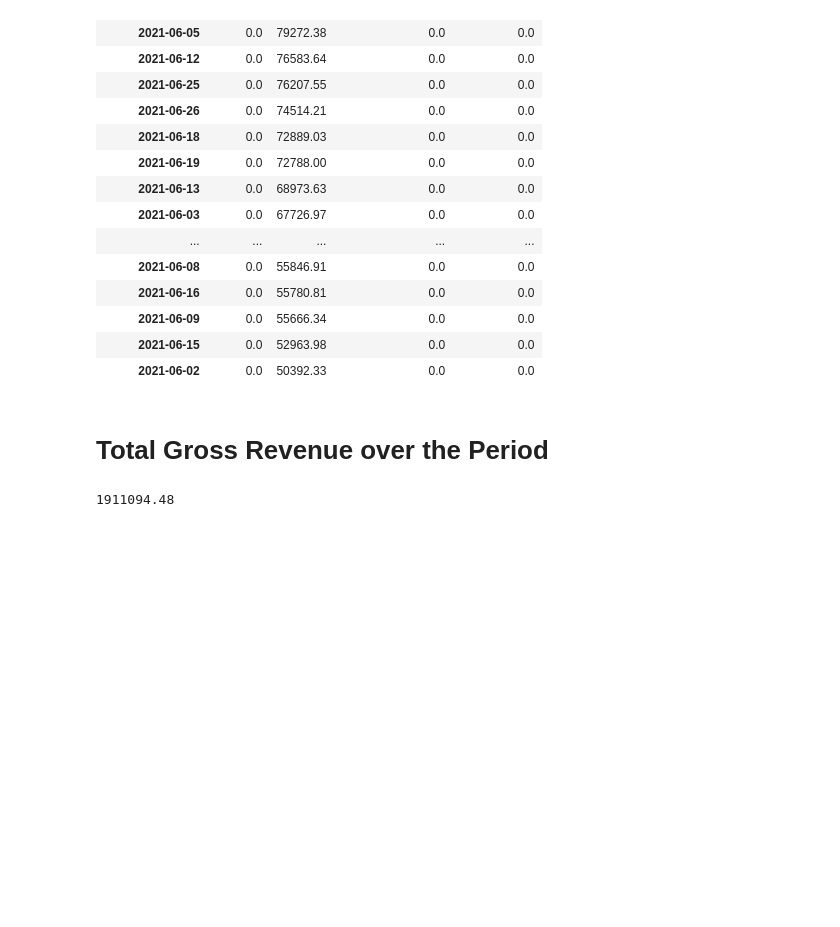
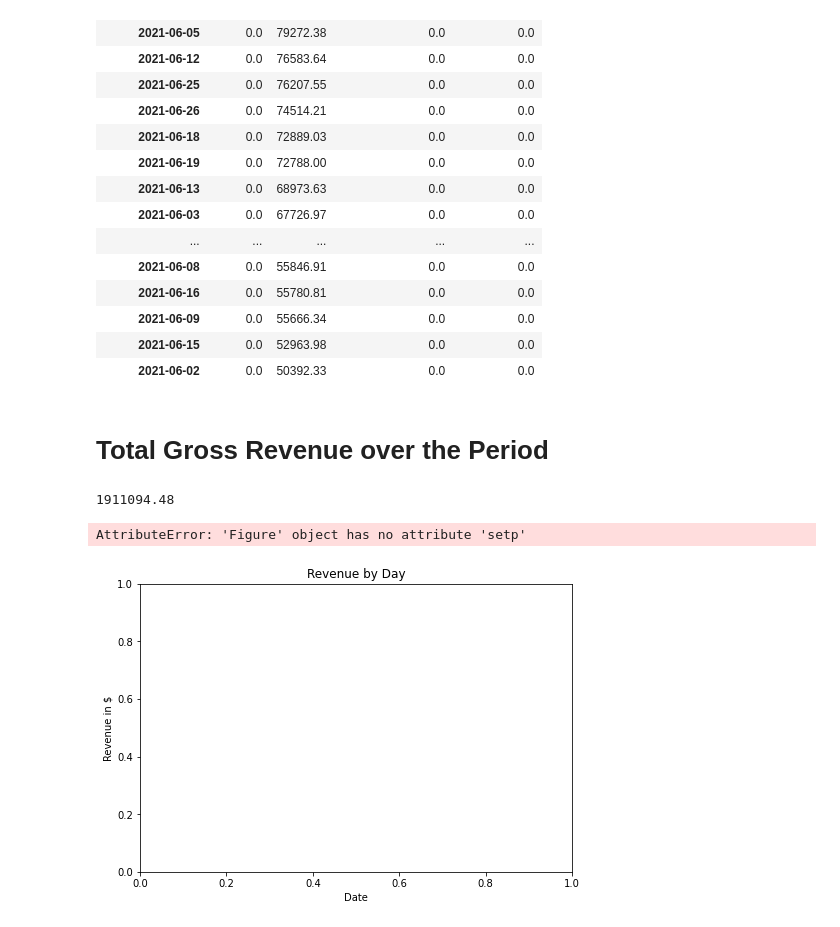
Before and after one commit to thomashedgepath/sales-data-workbook, a Jupyter notebook: workbook.ipynb, the cells around one changed output. Drawn from its saved outputs; the diff is of its cells as text; code cells hidden in the pictures; blank space fills up the shorter version.

Commit message:
added daily bar chart

```diff
--- a/workbook.ipynb
+++ b/workbook.ipynb
@@ -106,6 +107,7 @@ sales_df = df[df['Account Name'] == 'Cash']
 
 
 #Sum by day and sort descending
+sales_by_day = sales_df.groupby(pd.Grouper(freq='D')).sum().sort_values("Transaction Date", ascending=False)
 sales_df.groupby(pd.Grouper(freq='D')).sum().sort_values("Amount", ascending=False)
 # %% [output]
 |  | Quantity | Amount | Cashier Full Name | Unnamed: 32 |
@@ -132,3 +134,19 @@ sales_df.groupby(pd.Grouper(freq='D')).sum().sort_values("Amount", ascending=Fal
 sales_df['Amount'].sum()
 # %% [output]
 1911094.48
+# %%
+fig = plt.figure()
+ax = fig.add_axes([0,0,1,1])
+width = .90
+ax.set_title('Revenue by Day')
+ax.set_ylabel('Revenue in $')
+ax.set_xlabel('Date')
+plt.setp(ax.get_xticklabels(), rotation=30, horizontalalignment='right')
+
+days = sales_by_day.index
+total_sales = sales_by_day["Amount"]
+
+ax.bar(days, total_sales, width)
+# %% [output]
+AttributeError: 'Figure' object has no attribute 'setp'
+[figure, added]
```
Also changed, not shown: parts of 1 cell of this notebook.
